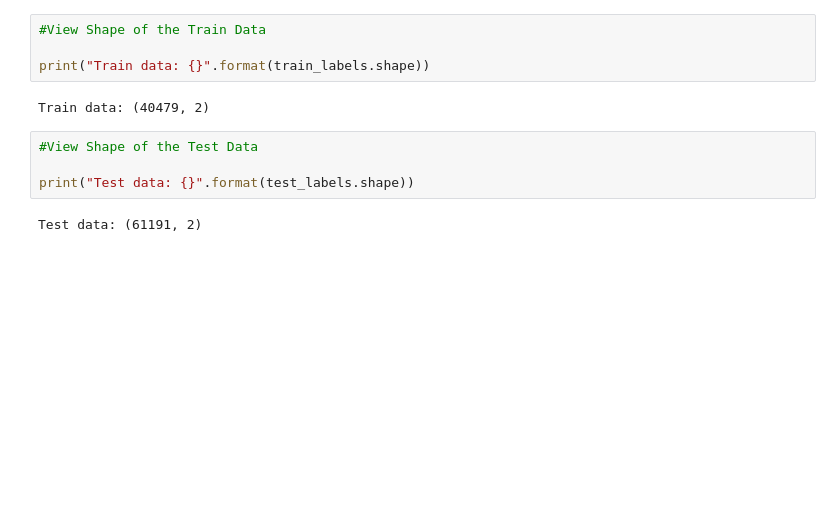
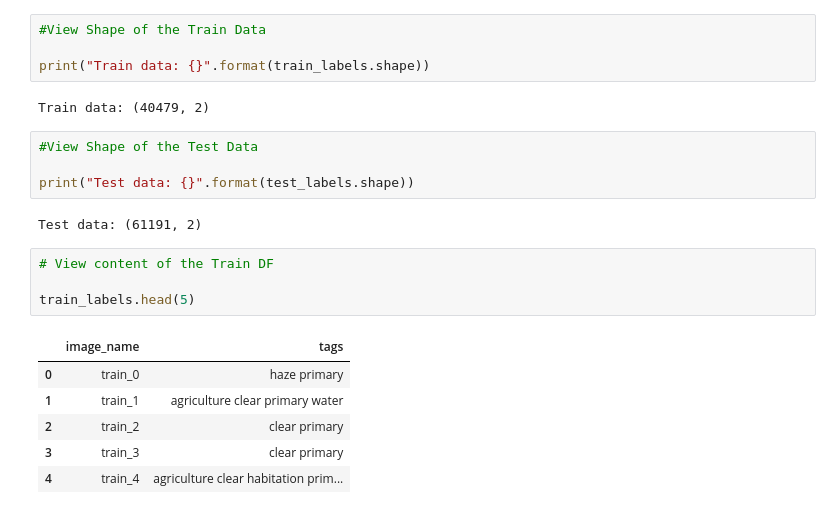
Before and after one commit to adeke910/Planet_DL, a Jupyter notebook: hamoye-stage-d-project.ipynb, the cells around one changed output. Saved outputs shown, nothing was run; the diff lists cells and outputs as text; blank space fills up the shorter version.

```diff
--- a/hamoye-stage-d-project.ipynb
+++ b/hamoye-stage-d-project.ipynb
@@ -59,3 +57,14 @@ Train data: (40479, 2)
 print("Test data: {}".format(test_labels.shape))
 # %% [output]
 Test data: (61191, 2)
+# %%
+# View content of the Train DF
+
+train_labels.head(5)
+# %% [output]
+|  | image_name | tags |
+| 0 | train_0 | haze primary |
+| 1 | train_1 | agriculture clear primary water |
+| 2 | train_2 | clear primary |
+| 3 | train_3 | clear primary |
+| 4 | train_4 | agriculture clear habitation prim... |
```
Also changed, not shown: parts of 41 cells of this notebook.
